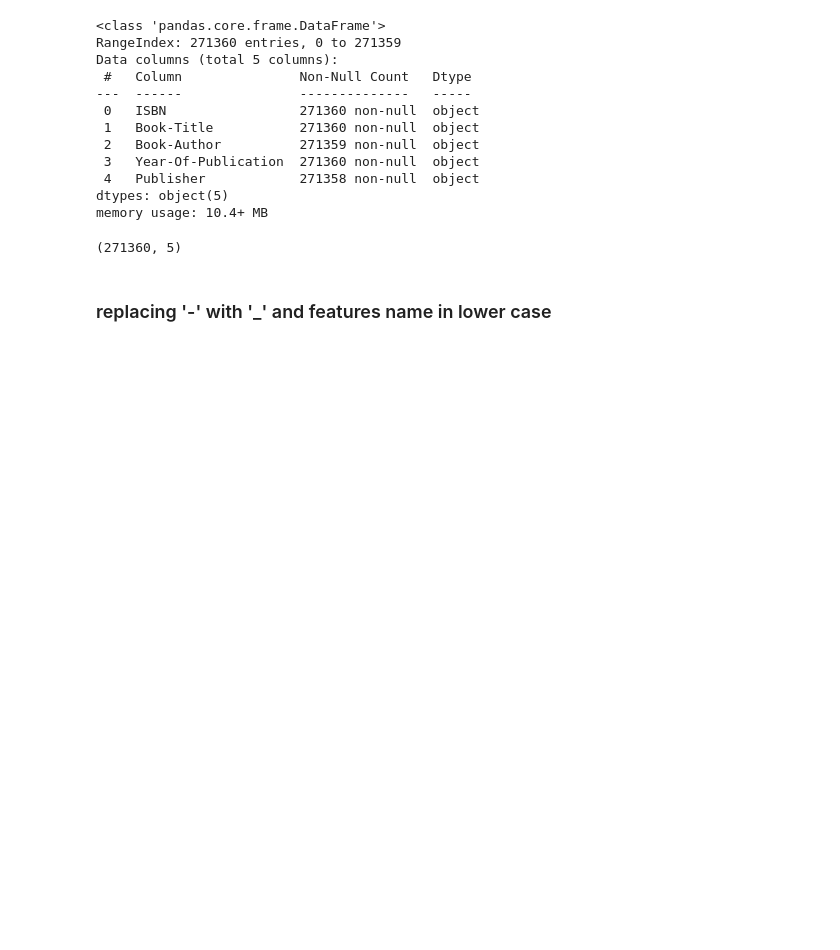
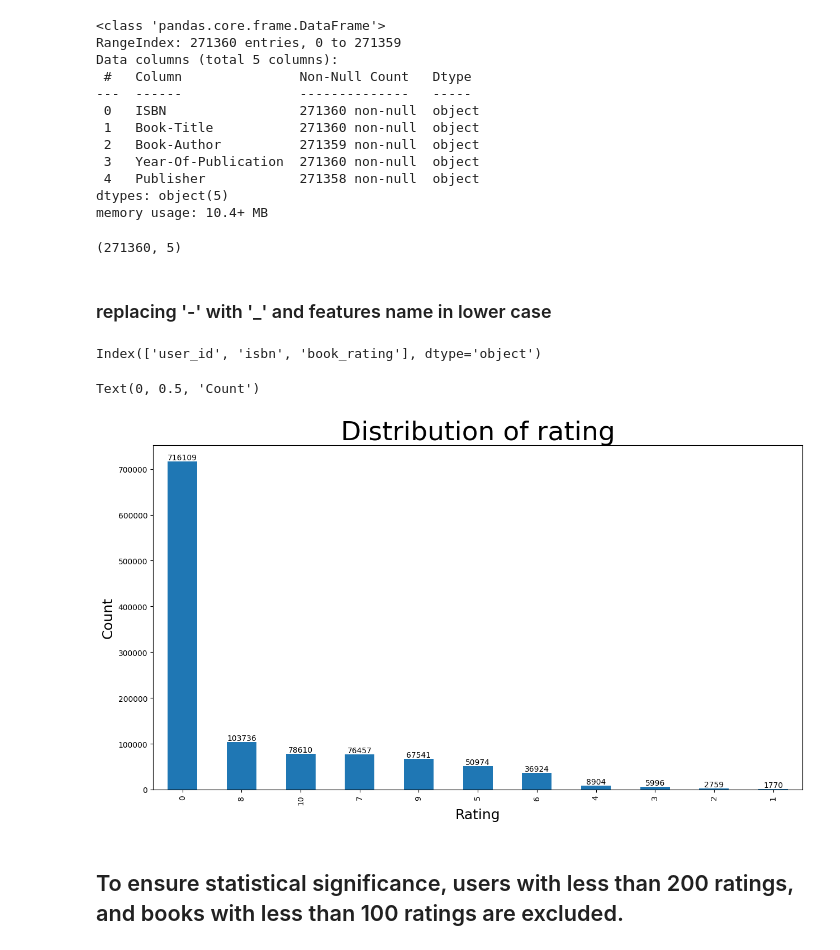
Before and after one commit to AriyantGit/Book_recomendation, a Jupyter notebook: Books_recomendation_pearson_corelation.ipynb, the cells around one changed output. Saved outputs shown, nothing was run; the diff lists cells and outputs as text; code cells hidden in the pictures; blank space fills up the shorter version.

Commit message:
Book Recommendation system using Pearson Correlation

```diff
--- a/Books_recomendation_pearson_corelation.ipynb
+++ b/Books_recomendation_pearson_corelation.ipynb
@@ -71,3 +86,20 @@ df_books.shape
 df_books.columns=df_books.columns.str.strip().str.lower().str.replace("-","_")
 df_user.columns=df_user.columns.str.strip().str.lower().str.replace("-","_")
 df_rating.columns=df_rating.columns.str.strip().str.lower().str.replace("-","_")
+# %%
+df_rating.columns
+# %% [output]
+Index(['user_id', 'isbn', 'book_rating'], dtype='object')
+# %%
+plt.figure(figsize=(15,8))
+bar=df_rating["book_rating"].value_counts().plot(kind="bar")
+for label in bar.containers:
+    bar.bar_label(label)
+plt.title("Distribution of rating",size=34)
+plt.xlabel("Rating",size=18)
+plt.ylabel("Count",size=18)
+# %% [output]
+Text(0, 0.5, 'Count')
+[figure, added]
+# %% [markdown]
+## To ensure statistical significance, users with less than 200 ratings, and books with less than 100 ratings are excluded.
```
Also changed, not shown: parts of 28 cells of this notebook.
